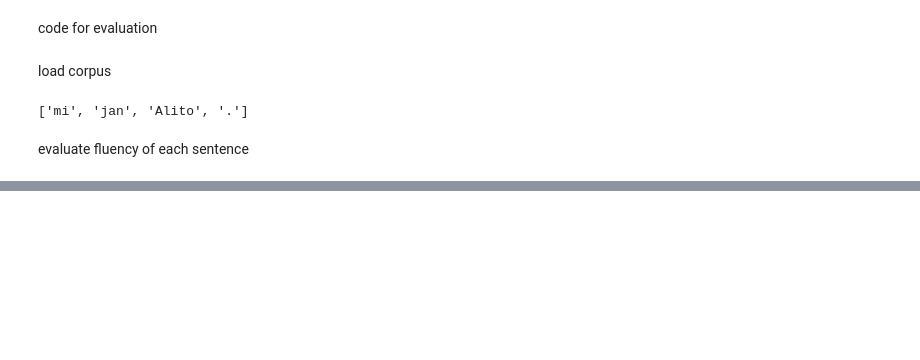
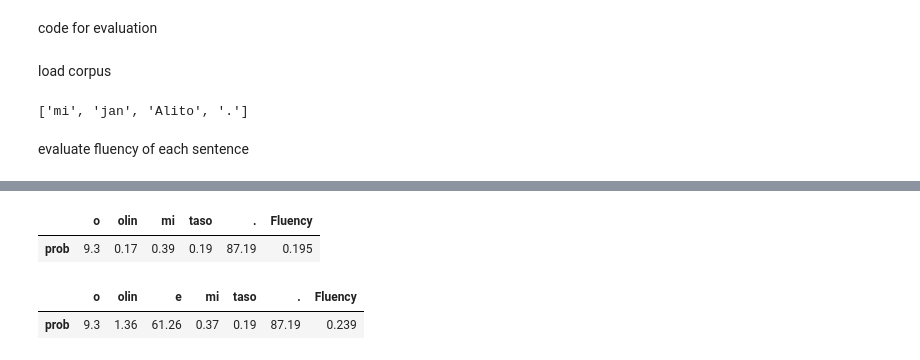
Before and after one commit to nymwa/Toki-Pona-1000-Sentences-Corpus, a Jupyter notebook: fluency.ipynb, the cells around one changed output, grey strips where cells are left out. Drawn from its saved outputs; the diff is of its cells as text; code cells hidden in the pictures; blank space fills up the shorter version.

```diff
--- a/fluency.ipynb
+++ b/fluency.ipynb
@@ -103,0 +124,8 @@ for i, line in enumerate(sents):
+# %%
+evaluate(tokenize('o olin mi taso.'))
+evaluate(tokenize('o olin e mi taso.'))
+# %% [output]
+|  | o | olin | mi | taso | . | Fluency |
+| prob | 9.3 | 0.17 | 0.39 | 0.19 | 87.19 | 0.195 |
+|  | o | olin | e | mi | taso | . | Fluency |
+| prob | 9.3 | 1.36 | 61.26 | 0.37 | 0.19 | 87.19 | 0.239 |
```
Also changed, not shown: parts of 6 cells of this notebook.
